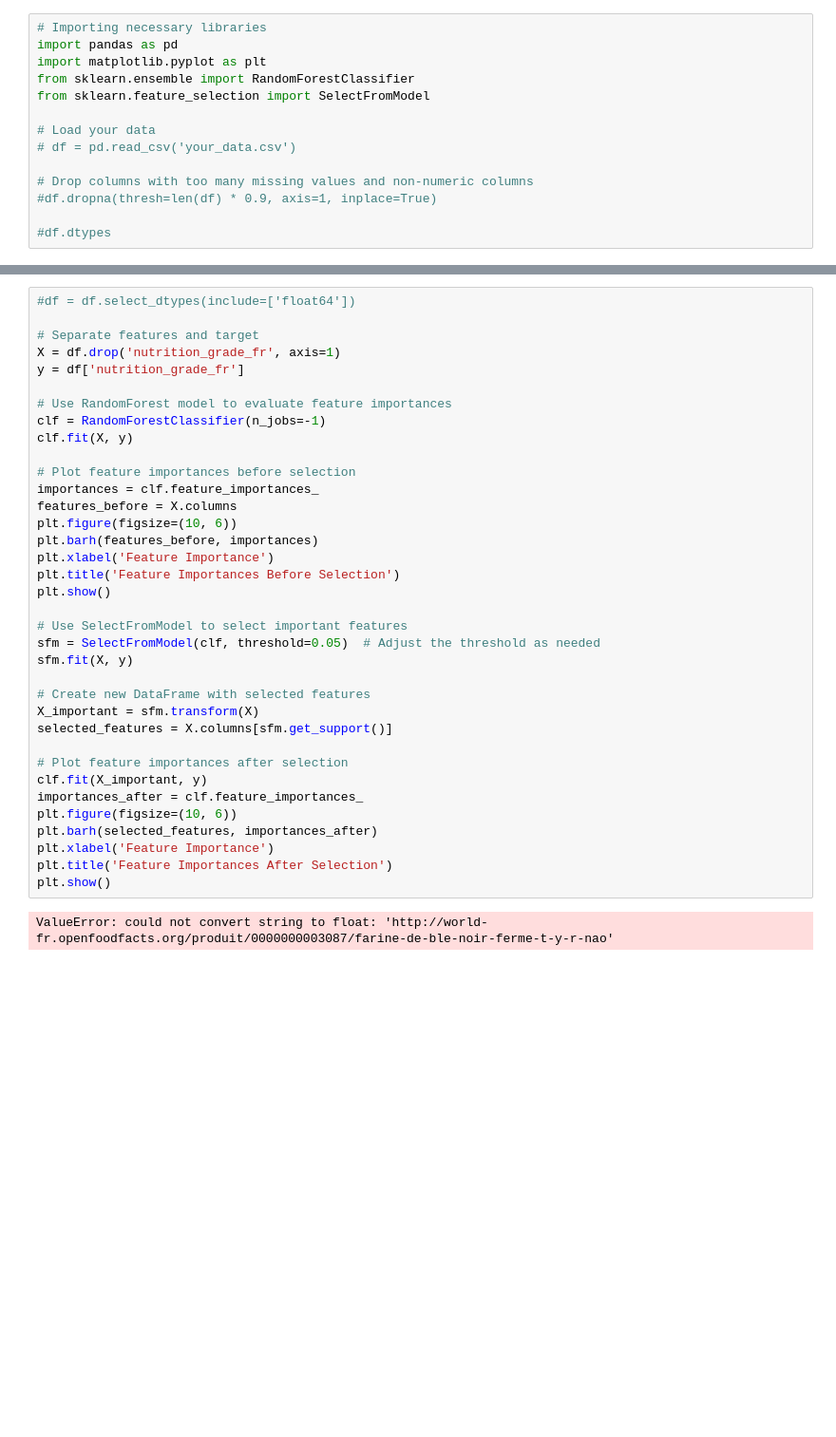
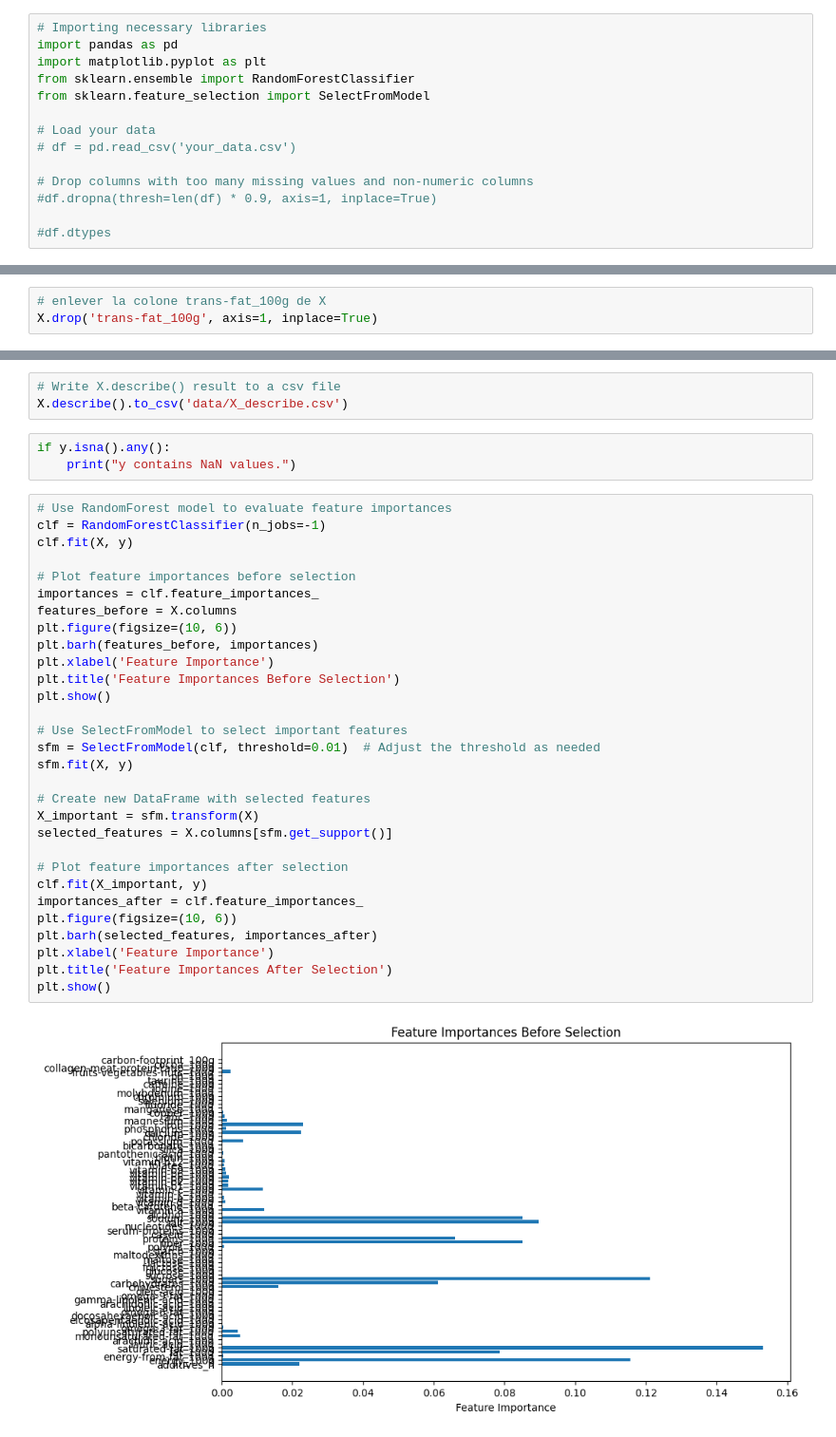
Before and after one commit to CharbonneauJean/OC-Projet2, a Jupyter notebook: oc-p2_analyse.ipynb, the cells around one changed output, grey strips where cells are left out. Shown: that part at 95% size. Cells and saved outputs as stored; diff of their text form; blank space fills up the shorter version.

```diff
--- a/oc-p2_analyse.ipynb
+++ b/oc-p2_analyse.ipynb
@@ -57,0 +112,3 @@ from sklearn.feature_selection import SelectFromModel
+# %%
+# enlever la colone trans-fat_100g de X
+X.drop('trans-fat_100g', axis=1, inplace=True)
@@ -58,38 +128,38 @@ from sklearn.feature_selection import SelectFromModel
+# %%
+# Write X.describe() result to a csv file
+X.describe().to_csv('data/X_describe.csv')
+# %%
+if y.isna().any():
+    print("y contains NaN values.")
 # %%
-#df = df.select_dtypes(include=['float64'])
-
-# Separate features and target
-X = df.drop('nutrition_grade_fr', axis=1)
-y = df['nutrition_grade_fr']
-
 # Use RandomForest model to evaluate feature importances
 clf = RandomForestClassifier(n_jobs=-1)
 clf.fit(X, y)
 
 # Plot feature importances before selection
 importances = clf.feature_importances_
 features_before = X.columns
 plt.figure(figsize=(10, 6))
 plt.barh(features_before, importances)
 plt.xlabel('Feature Importance')
 plt.title('Feature Importances Before Selection')
 plt.show()
 
 # Use SelectFromModel to select important features
-sfm = SelectFromModel(clf, threshold=0.05)  # Adjust the threshold as needed
+sfm = SelectFromModel(clf, threshold=0.01)  # Adjust the threshold as needed
 sfm.fit(X, y)
 
 # Create new DataFrame with selected features
 X_important = sfm.transform(X)
 selected_features = X.columns[sfm.get_support()]
 
 # Plot feature importances after selection
 clf.fit(X_important, y)
 importances_after = clf.feature_importances_
 plt.figure(figsize=(10, 6))
 plt.barh(selected_features, importances_after)
 plt.xlabel('Feature Importance')
 plt.title('Feature Importances After Selection')
 plt.show()
 # %% [output]
-ValueError: could not convert string to float: 'http://world-fr.openfoodfacts.org/produit/0000000003087/farine-de-ble-noir-ferme-t-y-r-nao'
+[figure, added]
```
Also changed, not shown: parts of 18 cells of this notebook.
